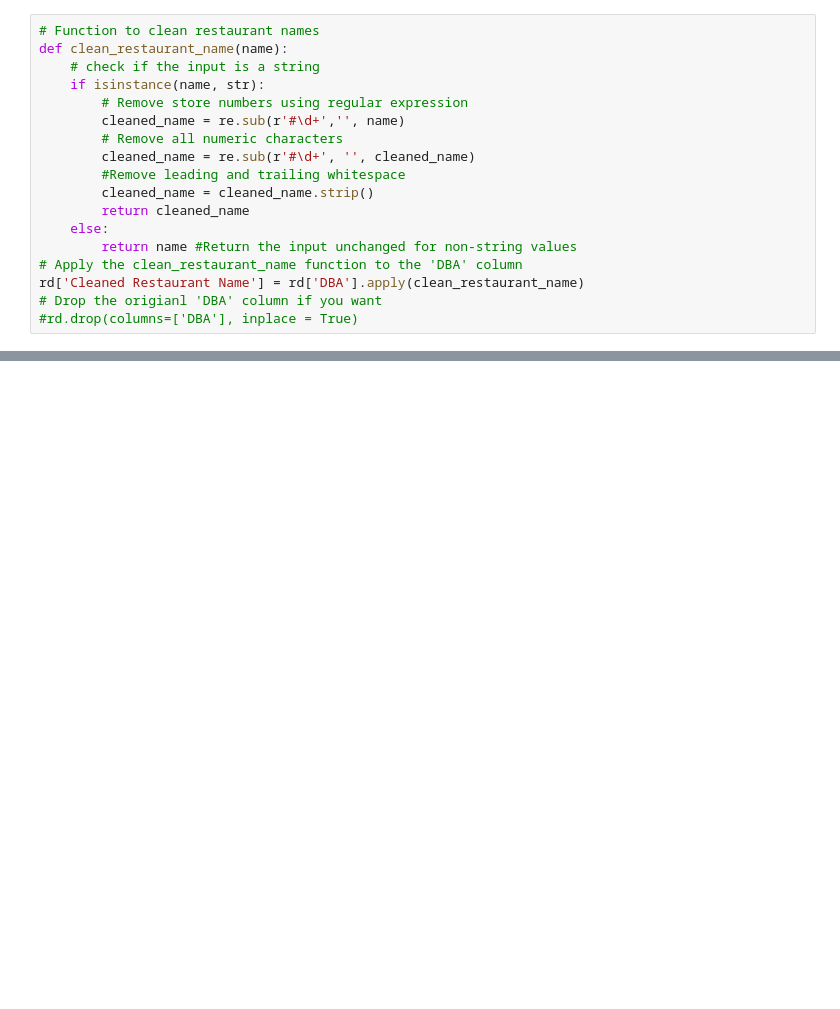
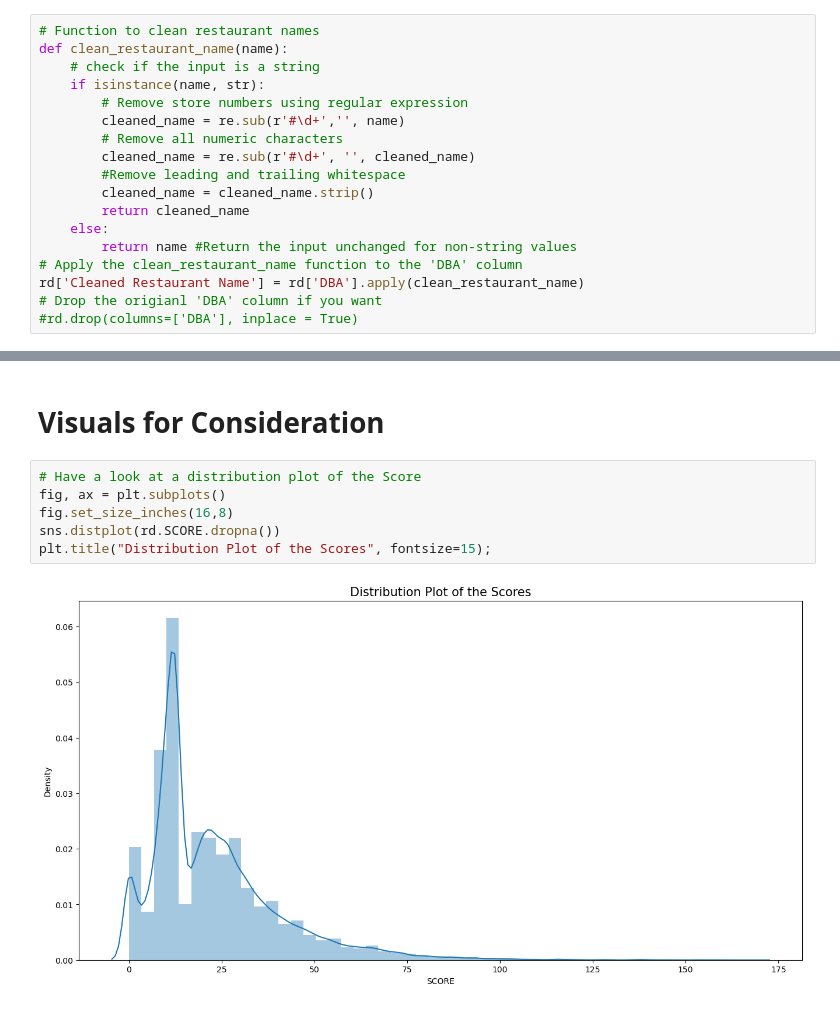
Before and after one commit to Codeguy225/Restaurant-Inspections-Project, a Jupyter notebook: New York City Restaurant Inspections .ipynb, the cells around one changed output, grey strips where cells are left out. Cells and saved outputs as stored; diff of their text form; blank space fills up the shorter version.

```diff
--- a/New York City Restaurant Inspections .ipynb
+++ b/New York City Restaurant Inspections .ipynb
@@ -180 +180,11 @@ Inter-Agency Task Force / Re-inspection                             1
 Name: INSPECTION TYPE, dtype: int64
+# %% [markdown]
+# **Visuals for Consideration**
+# %%
+# Have a look at a distribution plot of the Score
+fig, ax = plt.subplots()
+fig.set_size_inches(16,8)
+sns.distplot(rd.SCORE.dropna())
+plt.title("Distribution Plot of the Scores", fontsize=15);
+# %% [output]
+[figure, added]
```
Also changed, not shown: parts of 15 cells of this notebook, 1 other file.
